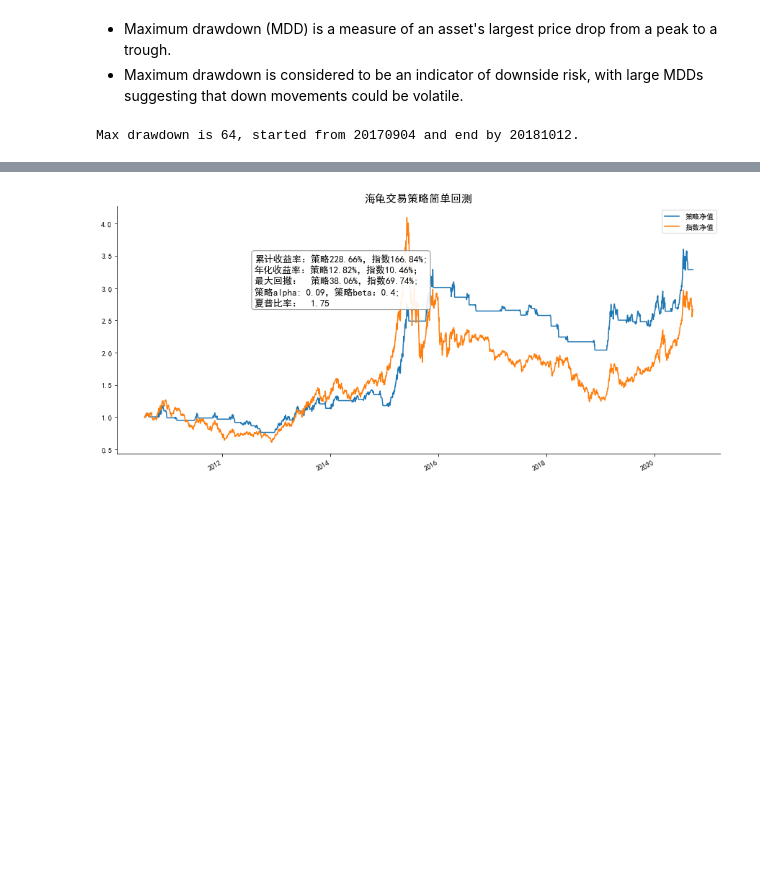
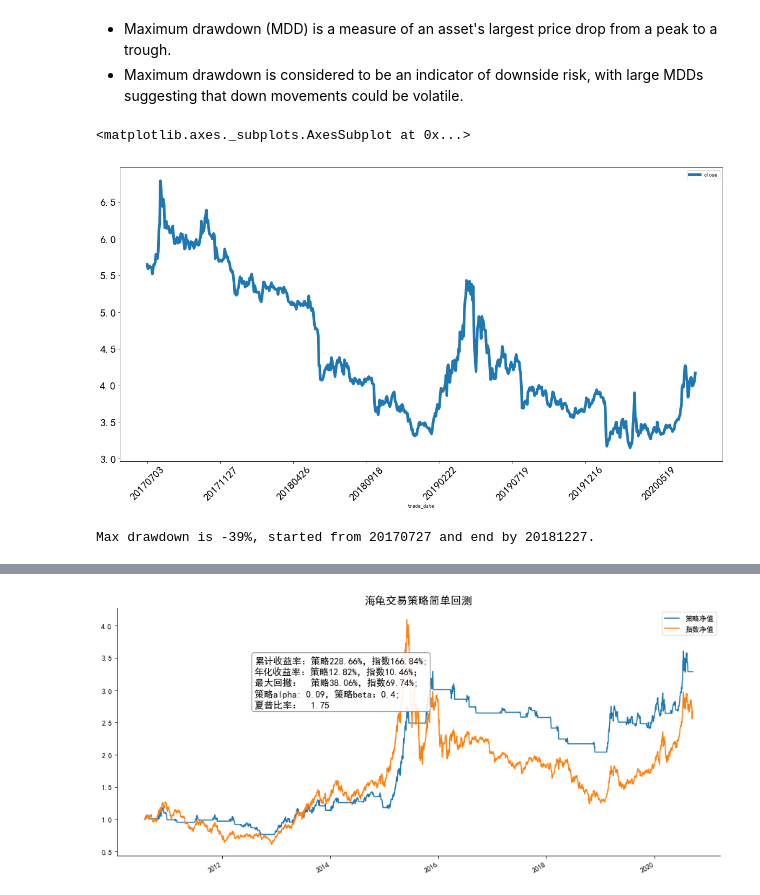
Before and after one commit to xinihe/jrxy_python_course, a Jupyter notebook: ProgramSession/Quant.ipynb, the cells around one changed output, grey strips where cells are left out. Drawn from its saved outputs; the diff is of its cells as text; code cells hidden in the pictures; blank space fills up the shorter version.

```diff
--- a/ProgramSession/Quant.ipynb
+++ b/ProgramSession/Quant.ipynb
@@ -114,6 +175,12 @@ where $P$ is the peak value before largest drop during preiod $T$, and $L$ is th
 # %% [markdown]
 - Maximum drawdown (MDD) is a measure of an asset's largest price drop from a peak to a trough.
 - Maximum drawdown is considered to be an indicator of downside risk, with large MDDs suggesting that down movements could be volatile.
+# %%
+st = stock_list[0]['data'][['trade_date', 'close']].copy()
+st.set_index('trade_date').iloc[::-1].plot(figsize=(20,10), linewidth=5, fontsize=20, rot = 45)
+# %% [output]
+<matplotlib.axes._subplots.AxesSubplot at 0x...>
+[figure, added]
 # %%
 st = stock_list[0]['data'][['trade_date', 'close']].copy()
 
@@ -126,6 +193,6 @@ def maxdd(st):
 
 dd, start_day, end_day = maxdd(st)
 
-print('Max drawdown is {}, started from {} and end by {}.'.format(dd, start_day, end_day))
+print('Max drawdown is -{}%, started from {} and end by {}.'.format(dd, start_day, end_day))
 # %% [output]
-Max drawdown is 64, started from 20170904 and end by 20181012.
+Max drawdown is -39%, started from 20170727 and end by 20181227.
```
Also changed, not shown: parts of 14 cells of this notebook, 1 other file.
